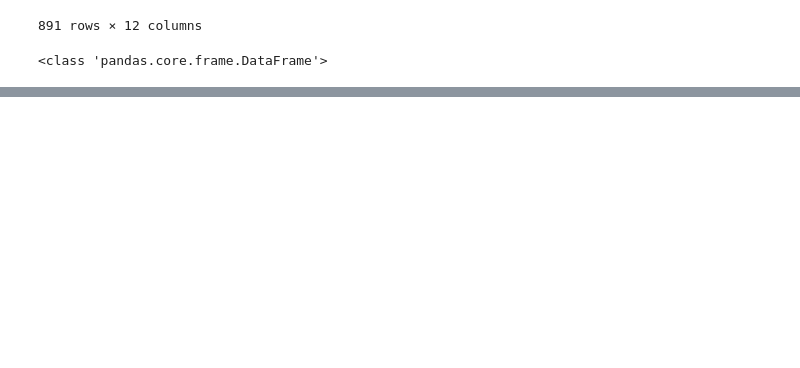
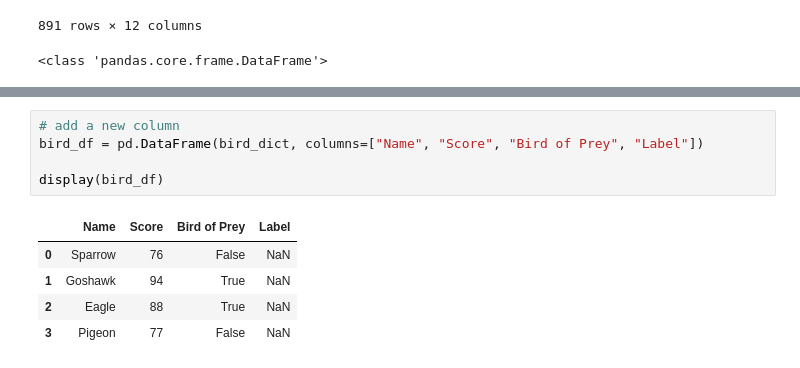
Before and after one commit to Tershire/Python_ML, a Jupyter notebook: S01/L020_pandas_basics.ipynb, the cells around one changed output, grey strips where cells are left out. Saved outputs shown, nothing was run; the diff lists cells and outputs as text; blank space fills up the shorter version.

```diff
--- a/S01/L020_pandas_basics.ipynb
+++ b/S01/L020_pandas_basics.ipynb
@@ -31,0 +100,11 @@ display(titanic_df.head(3))
+# %%
+# add a new column
+bird_df = pd.DataFrame(bird_dict, columns=["Name", "Score", "Bird of Prey", "Label"])
+
+display(bird_df)
+# %% [output]
+|  | Name | Score | Bird of Prey | Label |
+| 0 | Sparrow | 76 | False | NaN |
+| 1 | Goshawk | 94 | True | NaN |
+| 2 | Eagle | 88 | True | NaN |
+| 3 | Pigeon | 77 | False | NaN |
```
Also changed, not shown: parts of 19 cells of this notebook.
